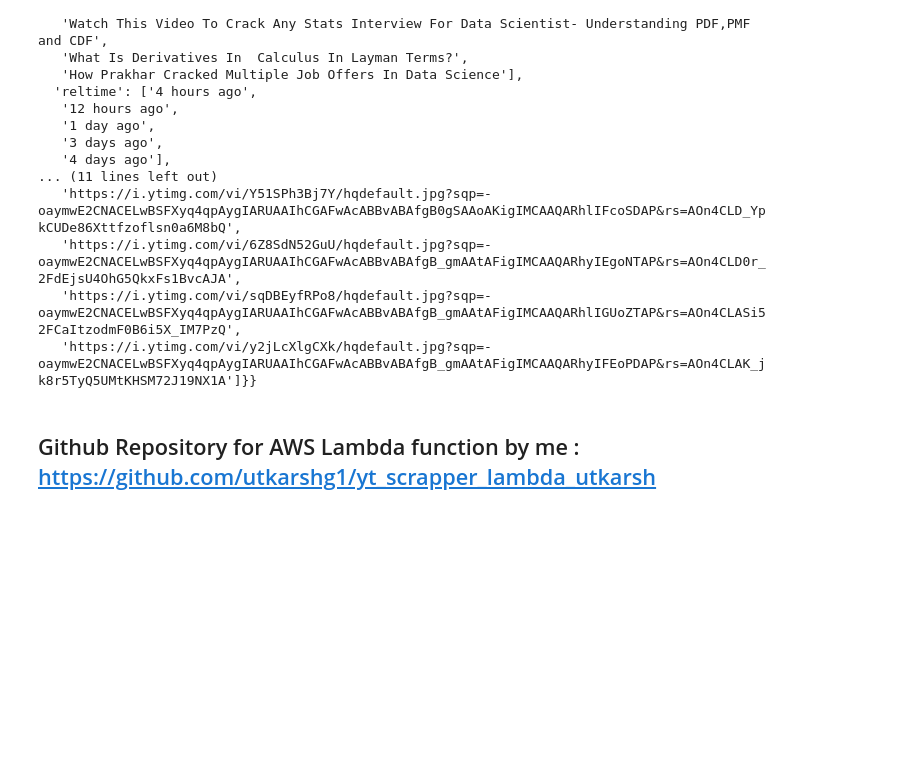
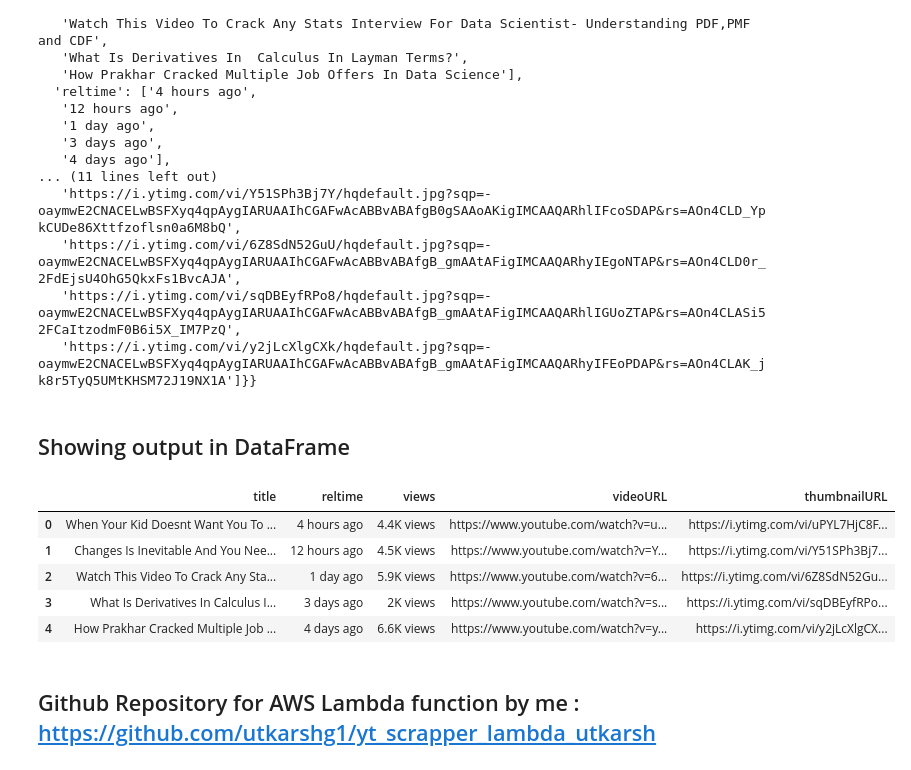
Before and after one commit to utkarshg1/PWSkills-Assignments, a Jupyter notebook: Assignment 21 - 22 February 2023/Assignment21Utkarsh.ipynb, the cells around one changed output. Saved outputs shown, nothing was run; the diff lists cells and outputs as text; code cells hidden in the pictures; blank space fills up the shorter version.

```diff
--- a/Assignment 21 - 22 February 2023/Assignment21Utkarsh.ipynb
+++ b/Assignment 21 - 22 February 2023/Assignment21Utkarsh.ipynb
@@ -372,7 +372,8 @@ response
 <Response [200]>
 # %%
 # Showing the response in json format
-response.json()
+dct = response.json()
+dct
 # %% [output]
 {'url_provided': 'https://www.youtube.com/@krishnaik06/videos',
  'channel_title': 'Krish Naik - YouTube',
@@ -391,6 +392,19 @@ response.json()
    'https://i.ytimg.com/vi/6Z8SdN52GuU/hqdefault.jpg?sqp=-oaymwE2CNACELwBSFXyq4qpAygIARUAAIhCGAFwAcABBvABAfgB_gmAAtAFigIMCAAQARhyIEgoNTAP&rs=AOn4CLD0r_2FdEjsU4OhG5QkxFs1BvcAJA',
    'https://i.ytimg.com/vi/sqDBEyfRPo8/hqdefault.jpg?sqp=-oaymwE2CNACELwBSFXyq4qpAygIARUAAIhCGAFwAcABBvABAfgB_gmAAtAFigIMCAAQARhlIGUoZTAP&rs=AOn4CLASi52FCaItzodmF0B6i5X_IM7PzQ',
    'https://i.ytimg.com/vi/y2jLcXlgCXk/hqdefault.jpg?sqp=-oaymwE2CNACELwBSFXyq4qpAygIARUAAIhCGAFwAcABBvABAfgB_gmAAtAFigIMCAAQARhyIFEoPDAP&rs=AOn4CLAK_jk8r5TyQ5UMtKHSM72J19NX1A']}}
+# %% [markdown]
+## Showing output in DataFrame
+# %%
+import pandas as pd
+df_krish = pd.DataFrame(dct['output'])
+df_krish
+# %% [output]
+|  | title | reltime | views | videoURL | thumbnailURL |
+| 0 | When Your Kid Doesnt Want You To ... | 4 hours ago | 4.4K views | https://www.youtube.com/watch?v=u... | https://i.ytimg.com/vi/uPYL7HjC8F... |
+| 1 | Changes Is Inevitable And You Nee... | 12 hours ago | 4.5K views | https://www.youtube.com/watch?v=Y... | https://i.ytimg.com/vi/Y51SPh3Bj7... |
+| 2 | Watch This Video To Crack Any Sta... | 1 day ago | 5.9K views | https://www.youtube.com/watch?v=6... | https://i.ytimg.com/vi/6Z8SdN52Gu... |
+| 3 | What Is Derivatives In Calculus I... | 3 days ago | 2K views | https://www.youtube.com/watch?v=s... | https://i.ytimg.com/vi/sqDBEyfRPo... |
+| 4 | How Prakhar Cracked Multiple Job ... | 4 days ago | 6.6K views | https://www.youtube.com/watch?v=y... | https://i.ytimg.com/vi/y2jLcXlgCX... |
 # %% [markdown]
 ## Github Repository for AWS Lambda function by me : [https://github.com/utkarshg1/yt_scrapper_lambda_utkarsh](https://github.com/utkarshg1/yt_scrapper_lambda_utkarsh)
 # %% [markdown]
```
